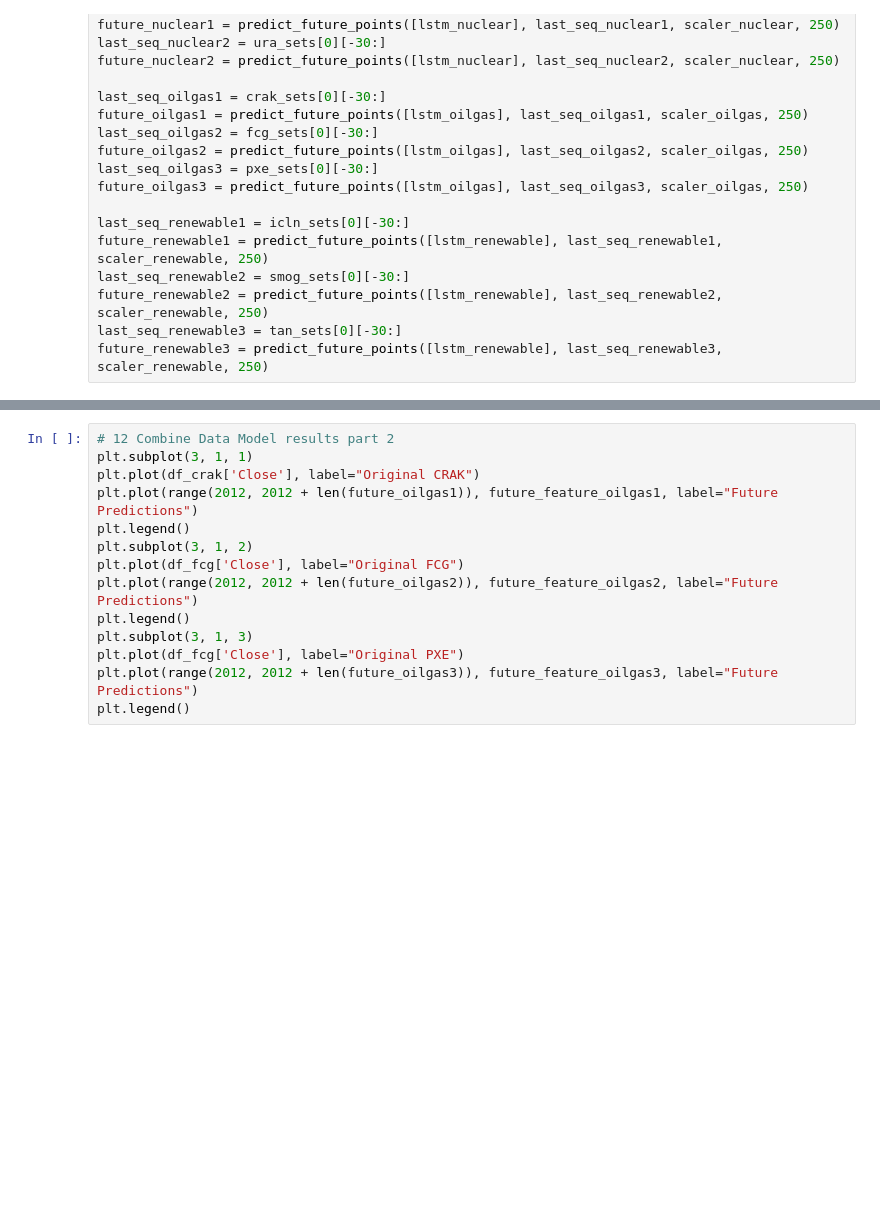
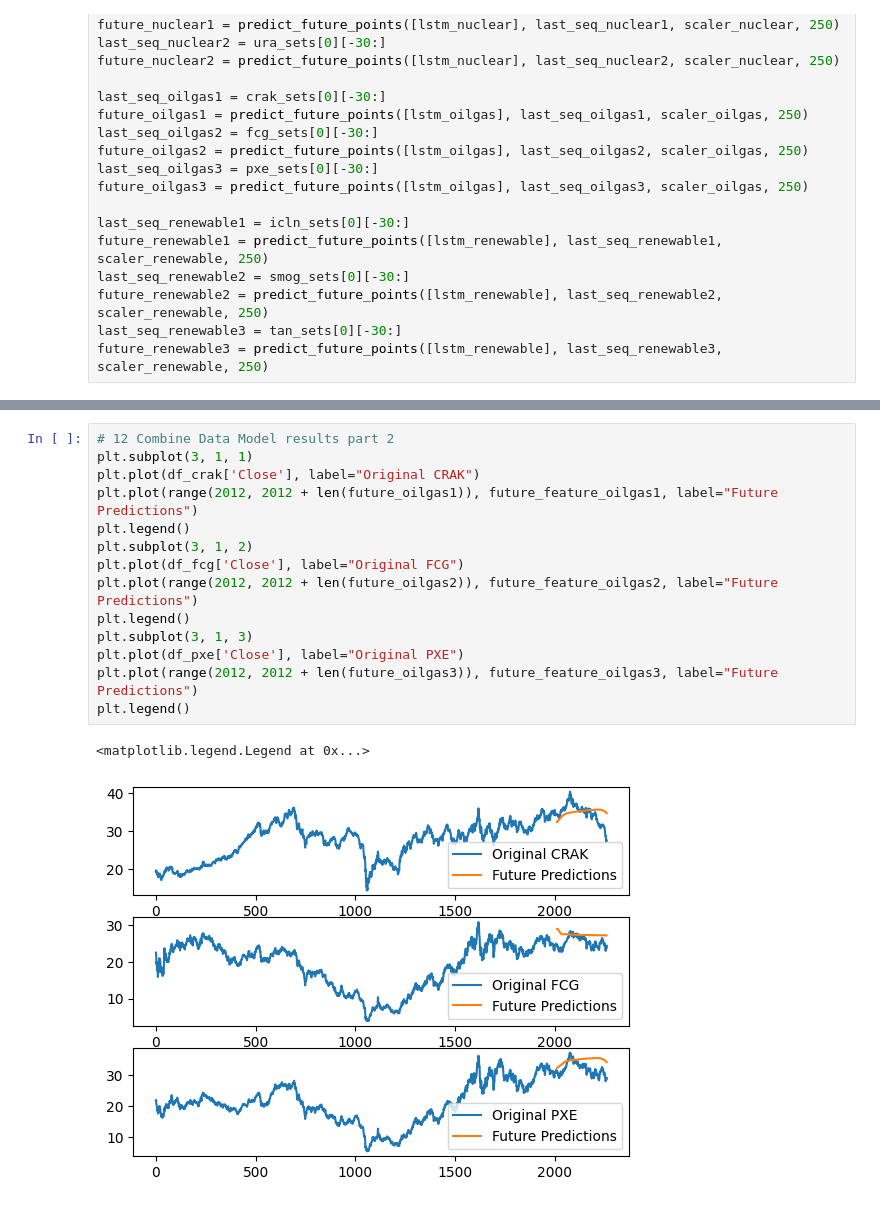
Before and after one commit to theophilus28/ML-Energy-Stock-Predictor, a Jupyter notebook: EnergyStockPredictor_lstm.ipynb, the cells around one changed output, grey strips where cells are left out. Saved outputs shown, nothing was run; the diff lists cells and outputs as text; blank space fills up the shorter version.

```diff
--- a/EnergyStockPredictor_lstm.ipynb
+++ b/EnergyStockPredictor_lstm.ipynb
@@ -493,17 +494,20 @@ plt.legend()
 # %%
 # 12 Combine Data Model results part 2
 plt.subplot(3, 1, 1)
 plt.plot(df_crak['Close'], label="Original CRAK")
 plt.plot(range(2012, 2012 + len(future_oilgas1)), future_feature_oilgas1, label="Future Predictions")
 plt.legend()
 plt.subplot(3, 1, 2)
 plt.plot(df_fcg['Close'], label="Original FCG")
 plt.plot(range(2012, 2012 + len(future_oilgas2)), future_feature_oilgas2, label="Future Predictions")
 plt.legend()
 plt.subplot(3, 1, 3)
-plt.plot(df_fcg['Close'], label="Original PXE")
+plt.plot(df_pxe['Close'], label="Original PXE")
 plt.plot(range(2012, 2012 + len(future_oilgas3)), future_feature_oilgas3, label="Future Predictions")
 plt.legend()
+# %% [output]
+<matplotlib.legend.Legend at 0x...>
+[figure, added]
 # %%
 # 13 Combine Data Model results part 3
 plt.subplot(3, 1, 1)
```
Also changed, not shown: parts of 8 cells of this notebook, 2 other files.
